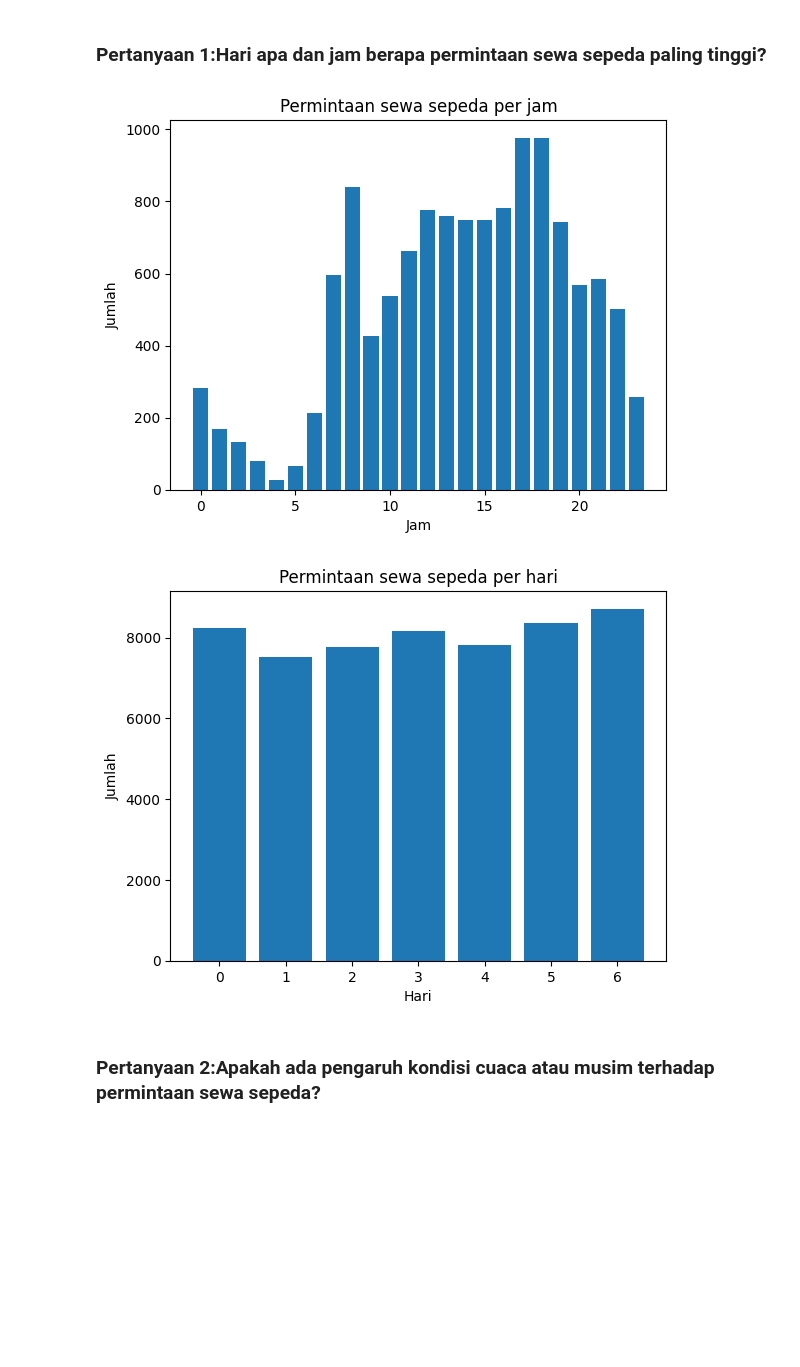
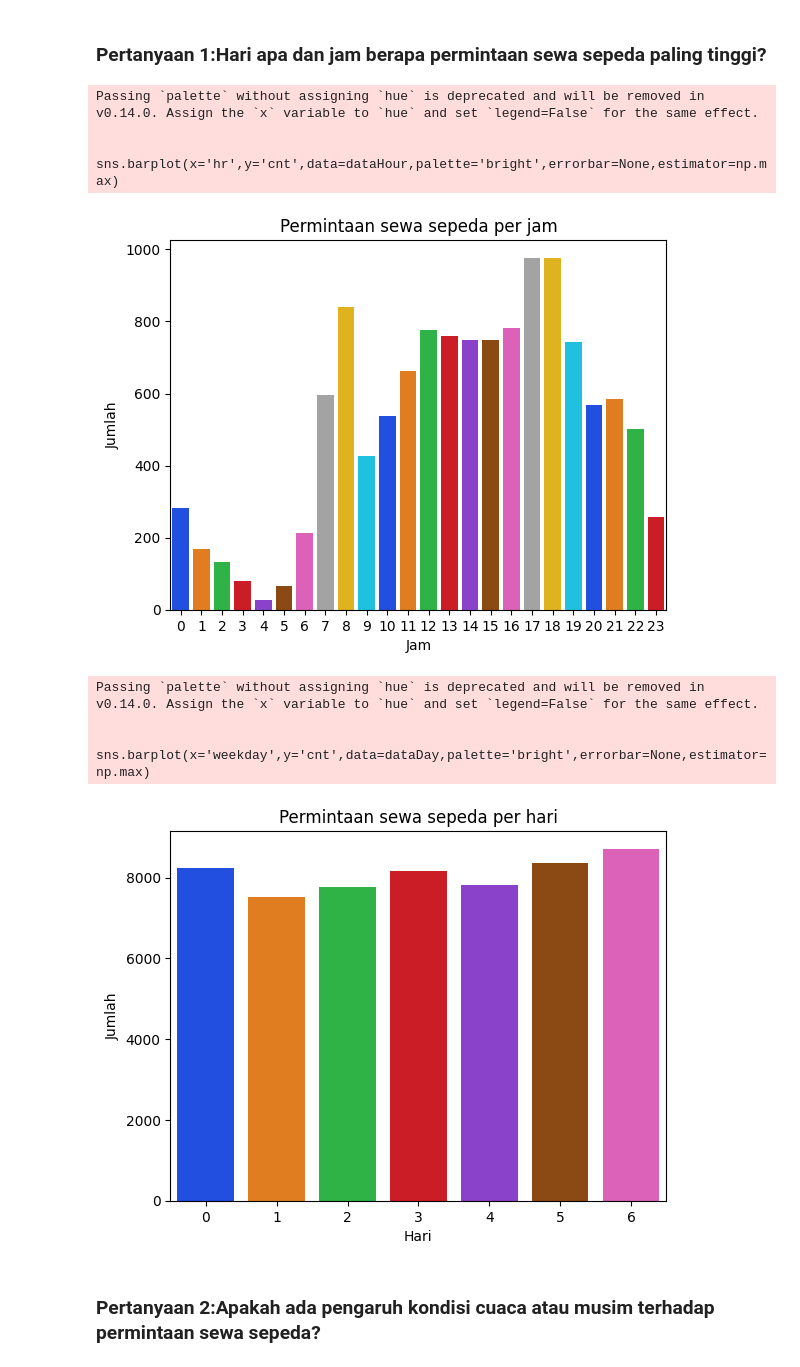
Before and after one commit to ferdinann/DataScience, a Jupyter notebook: notebook.ipynb, the cells around one changed output. Cells and saved outputs as stored; diff of their text form; code cells hidden in the pictures; blank space fills up the shorter version.

```diff
--- a/notebook.ipynb
+++ b/notebook.ipynb
@@ -149,20 +149,26 @@ std       49.305030    151.357286    181.387599
 # %% [markdown]
 ### Pertanyaan 1:Hari apa dan jam berapa permintaan sewa sepeda paling tinggi?
 # %%
-plt.bar(x='hr',data= dataHour,height='cnt')
+sns.barplot(x='hr',y='cnt',data=dataHour,palette='bright',errorbar=None,estimator=np.max)
 plt.title('Permintaan sewa sepeda per jam')
 plt.xlabel('Jam')
 plt.ylabel('Jumlah')
 plt.show()
 
-plt.bar(x='weekday',data= dataDay,height='cnt')
+sns.barplot(x='weekday',y='cnt',data=dataDay,palette='bright',errorbar=None,estimator=np.max)
 plt.title('Permintaan sewa sepeda per hari')
 plt.xlabel('Hari')
 plt.ylabel('Jumlah')
 plt.show()
 # %% [output]
+Passing `palette` without assigning `hue` is deprecated and will be removed in v0.14.0. Assign the `x` variable to `hue` and set `legend=False` for the same effect.
+
+  sns.barplot(x='hr',y='cnt',data=dataHour,palette='bright',errorbar=None,estimator=np.max)
-[figure, old version]
+[figure, new version]
+Passing `palette` without assigning `hue` is deprecated and will be removed in v0.14.0. Assign the `x` variable to `hue` and set `legend=False` for the same effect.
+
+  sns.barplot(x='weekday',y='cnt',data=dataDay,palette='bright',errorbar=None,estimator=np.max)
-[figure, old version]
+[figure, new version]
 # %% [markdown]
 ### Pertanyaan 2:Apakah ada pengaruh kondisi cuaca atau musim terhadap permintaan sewa sepeda?
 # %%
```
Also changed, not shown: parts of 2 cells of this notebook, 2 other files.
